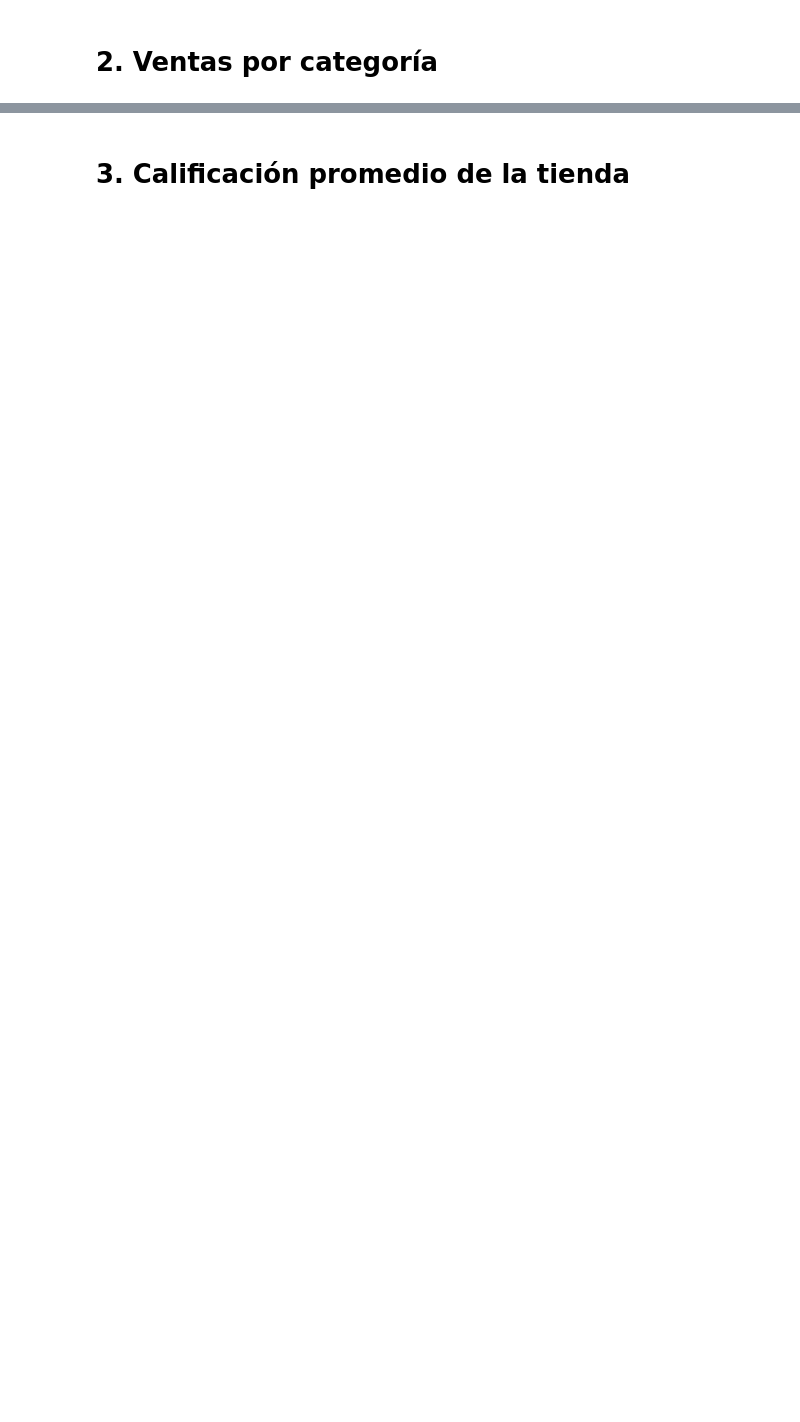
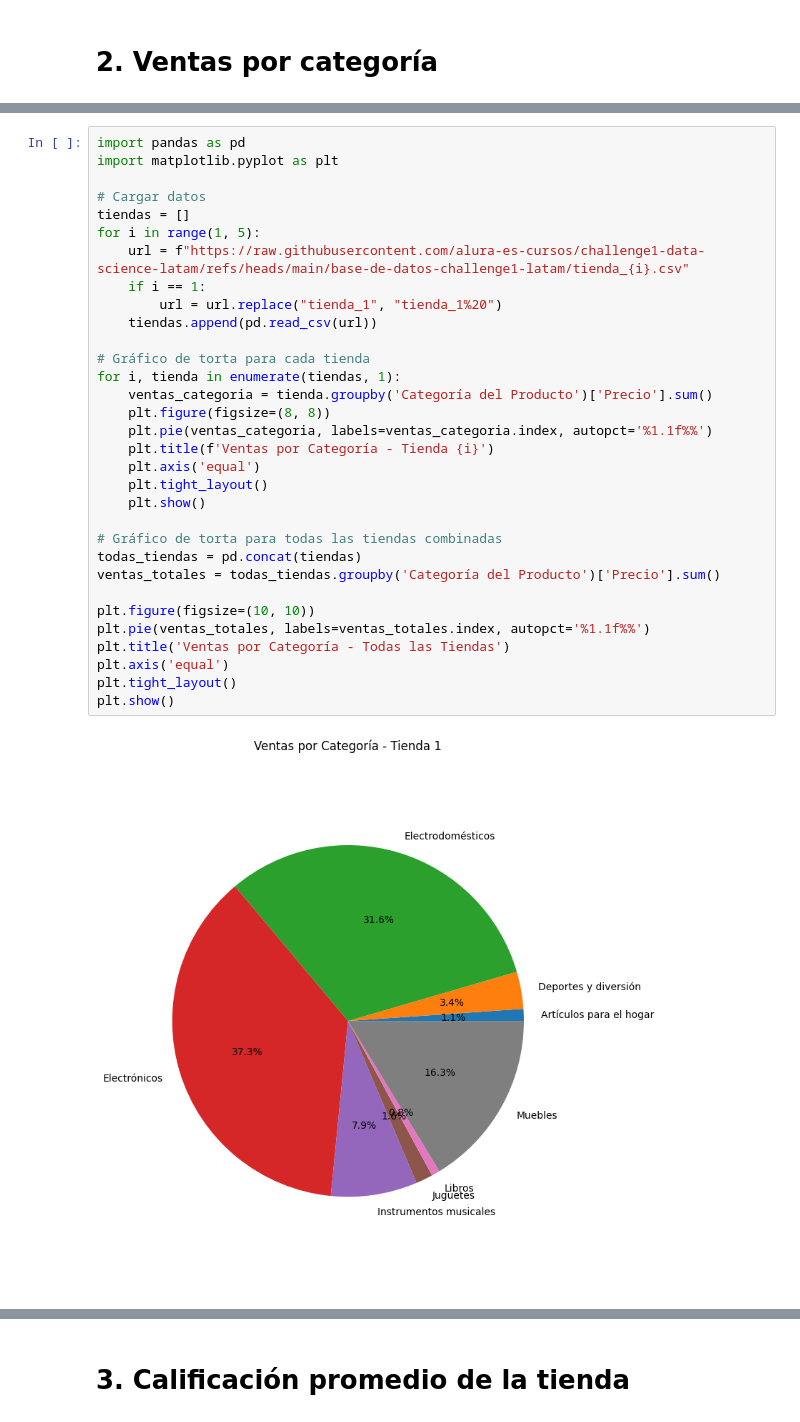
Before and after one commit to Alejandro-lopez1/ALejandro-Lopez, a Jupyter notebook: AluraStoreLatam.ipynb, the cells around one changed output, grey strips where cells are left out. Drawn from its saved outputs; the diff is of its cells as text; blank space fills up the shorter version.

```diff
--- a/AluraStoreLatam.ipynb
+++ b/AluraStoreLatam.ipynb
@@ -29,0 +174,34 @@ tienda.head()
+# %%
+import pandas as pd
+import matplotlib.pyplot as plt
+
+# Cargar datos
+tiendas = []
+for i in range(1, 5):
+    url = f"https://raw.githubusercontent.com/alura-es-cursos/challenge1-data-science-latam/refs/heads/main/base-de-datos-challenge1-latam/tienda_{i}.csv"
+    if i == 1:
+        url = url.replace("tienda_1", "tienda_1%20")
+    tiendas.append(pd.read_csv(url))
+
+# Gráfico de torta para cada tienda
+for i, tienda in enumerate(tiendas, 1):
+    ventas_categoria = tienda.groupby('Categoría del Producto')['Precio'].sum()
+    plt.figure(figsize=(8, 8))
+    plt.pie(ventas_categoria, labels=ventas_categoria.index, autopct='%1.1f%%')
+    plt.title(f'Ventas por Categoría - Tienda {i}')
+    plt.axis('equal')
+    plt.tight_layout()
+    plt.show()
+
+# Gráfico de torta para todas las tiendas combinadas
+todas_tiendas = pd.concat(tiendas)
+ventas_totales = todas_tiendas.groupby('Categoría del Producto')['Precio'].sum()
+
+plt.figure(figsize=(10, 10))
+plt.pie(ventas_totales, labels=ventas_totales.index, autopct='%1.1f%%')
+plt.title('Ventas por Categoría - Todas las Tiendas')
+plt.axis('equal')
+plt.tight_layout()
+plt.show()
+# %% [output]
+[figure, added]
```
Also changed, not shown: parts of 11 cells of this notebook.
